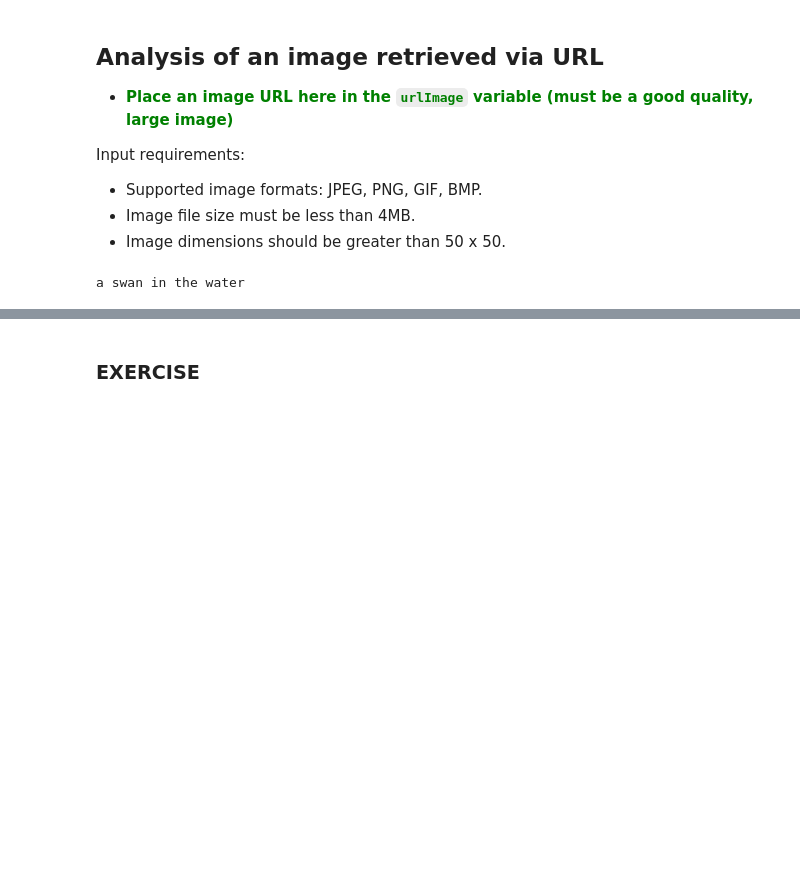
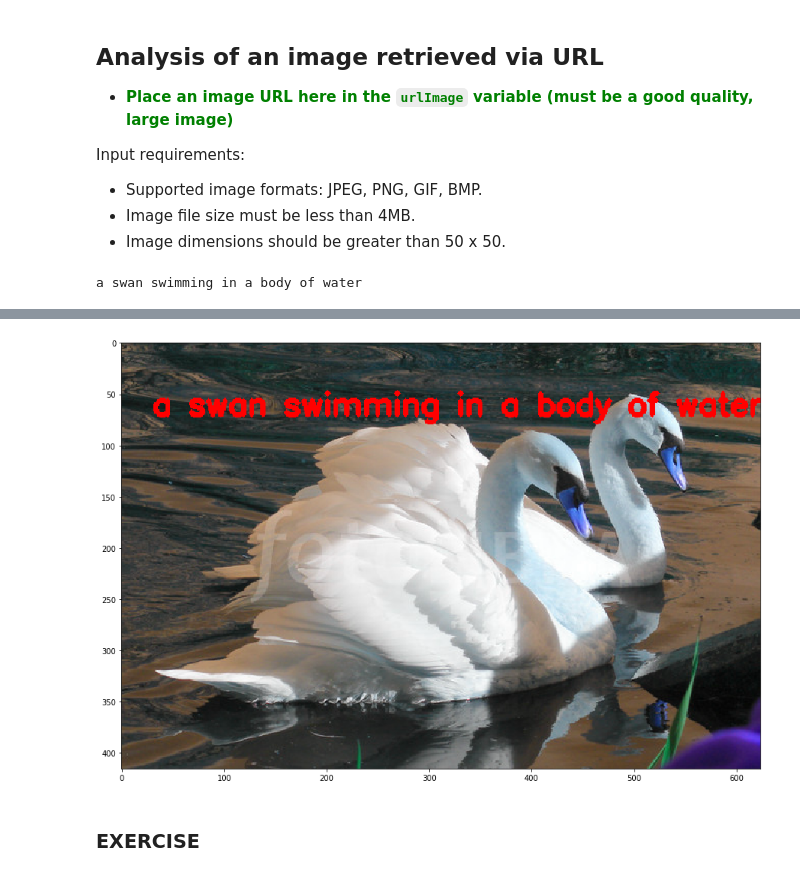
Before and after one commit to michhar/python-jupyter-notebooks, a Jupyter notebook: cognitive_services/Computer_Vision_API.ipynb, the cells around one changed output, grey strips where cells are left out. Drawn from its saved outputs; the diff is of its cells as text; code cells hidden in the pictures; blank space fills up the shorter version.

```diff
--- a/cognitive_services/Computer_Vision_API.ipynb
+++ b/cognitive_services/Computer_Vision_API.ipynb
@@ -55,7 +41,10 @@ import matplotlib.pyplot as plt
 # %% [markdown]
 * The Cognitive Services keys (grabbing the computer vision one)
 # %%
-f = urlopen('https://gist.githubusercontent.com/antriv/a6962d2c7580a0f7db4b7aabd6d768c5/raw/38a66f77c7fd0641324c8cbbff77828207041edc/config.json')
+# Paste in your API key here to the 'subscription_key' variable or create a config.json
+
+f = urlopen('https://gist.githubusercontent.com/michhar/03b38c07be7a3a26aa83005e4b38d4f6/raw/6a214f22f63f2e28905f48c991438736bcc77eef/config.json')
+
 CONFIG=json.loads(f.read())
 # grab key from json in config
 subscription_key = CONFIG['subscription_key_computer_vision']
@@ -64,7 +53,8 @@ subscription_key = CONFIG['subscription_key_computer_vision']
 # %%
 # Variables
 
-_url = 'https://api.projectoxford.ai/vision/v1.0/describe' # change the ending to 'analyze' or 'describe'
+# Make sure to take your Endpoint from Overview page of API in Azure Portal
+_url = 'https://westeurope.api.cognitive.microsoft.com/vision/v1.0/describe' # change the ending to 'analyze' or 'describe'
 _key = subscription_key
 
 _maxNumRetries = 10
@@ -86,13 +76,16 @@ def processRequest( json, data, headers, params ):
     result = None
 
     while True:
-
-        response = requests.request( 'post', _url, json = json, data = data, headers = headers, params = params )
+        # Use the requests library to make the POST call
+        response = requests.request( 'post',
+                                    _url,
+                                    json=json,
+                                    data=data,
+                                    headers=headers,
+                                    params=params )
 
         if response.status_code == 429:
-
             print( "Message: %s" % ( response.json()['error']['message'] ) )
-
             if retries <= _maxNumRetries:
                 time.sleep(1)
                 retries += 1
@@ -101,13 +94,19 @@ def processRequest( json, data, headers, params ):
                 print( 'Error: failed after retrying!' )
                 break
 
+        # We have a successful response, but let's do some tests on response data
         elif response.status_code == 200 or response.status_code == 201:
+            if 'content-length' in response.headers and \
+                int(response.headers['content-length']) == 0:
 
-            if 'content-length' in response.headers and int(response.headers['content-length']) == 0:
                 result = None
-            elif 'content-type' in response.headers and isinstance(response.headers['content-type'], str):
+
+            elif 'content-type' in response.headers and \
+                isinstance(response.headers['content-type'], str):
+
                 if 'application/json' in response.headers['content-type'].lower():
                     result = response.json() if response.content else None
+
                 elif 'image' in response.headers['content-type'].lower():
                     result = response.content
         else:
@@ -162,20 +161,22 @@ headers['Content-Type'] = 'application/json'
 json = { 'url': urlImage }
 data = None
 
-result = processRequest( json, data, headers, params )
+result = processRequest(json, data, headers, params)
 
 if result is not None:
     # Load the original image, fetched from the URL
-    arr = np.asarray( bytearray( requests.get( urlImage ).content ), dtype=np.uint8 )
+    arr = np.asarray( bytearray( requests.get( urlImage ).content ),
+                     dtype=np.uint8 )
+
     img = cv2.imdecode(arr, cv2.IMREAD_COLOR)
 
-    renderResultOnImage( result, img )
+    renderResultOnImage(result, img)
 
     if img is not None:
         plt.subplots(figsize=(15, 20))
-        plt.imshow( img )
+        plt.imshow(img)
     else:
         img = Image(url=urlImage, embed=False)
         display(img)
 # %% [output]
-a swan in the water
+a swan swimming in a body of water
@@ -183,3 +183,4 @@ a swan in the water
+[figure, added]
 # %% [markdown]
 ### EXERCISE
 # %%
```
Also changed, not shown: parts of 6 cells of this notebook.
